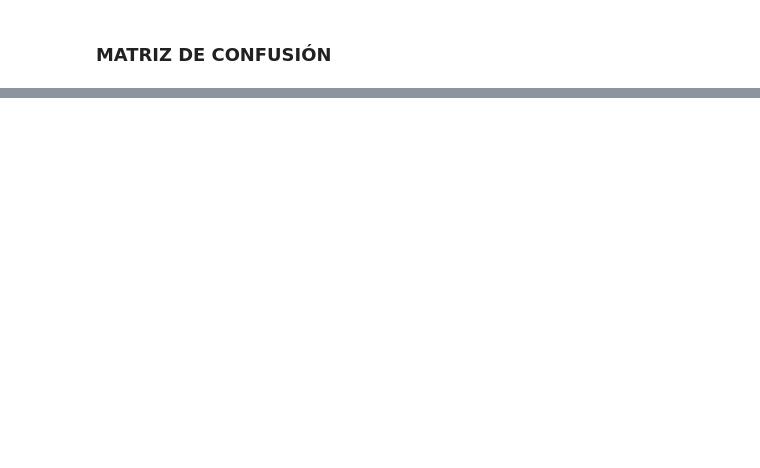
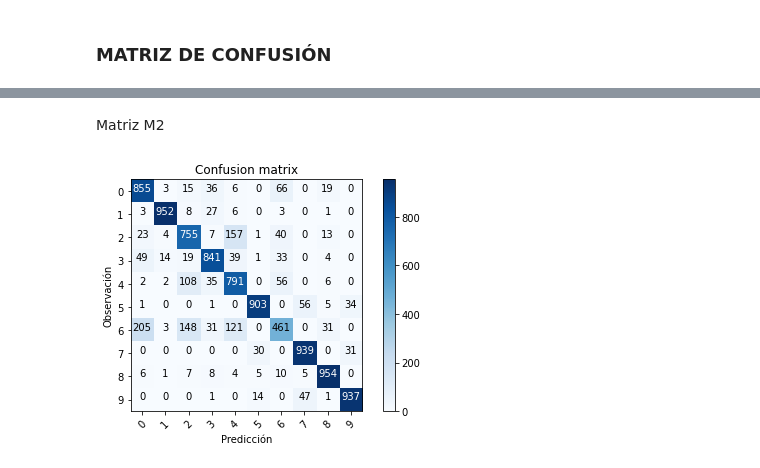
Before and after one commit to anamunoz01/AA_PRACTICA1_GRUPO_10, a Jupyter notebook: Practica1.ipynb, the cells around one changed output, grey strips where cells are left out. Drawn from its saved outputs; the diff is of its cells as text; code cells hidden in the pictures; blank space fills up the shorter version.

```diff
--- a/Practica1.ipynb
+++ b/Practica1.ipynb
@@ -520,0 +602,11 @@ plot_confusion_matrix(confusion_mtx, classes = range(10))
+# %% [markdown]
+Matriz M2
+# %%
+# Predict the values from the validation dataset
+Y_pred2 = network2.predict(test_images)
+Y_pred_classes2 = np.argmax(Y_pred2, axis = 1)
+Y_true2 = np.argmax(test_labels, axis = 1)
+confusion_mtx2 = confusion_matrix(Y_true2, Y_pred_classes2)
+plot_confusion_matrix(confusion_mtx2, classes = range(10))
+# %% [output]
+[figure, added]
```
Also changed, not shown: parts of 32 cells of this notebook.
